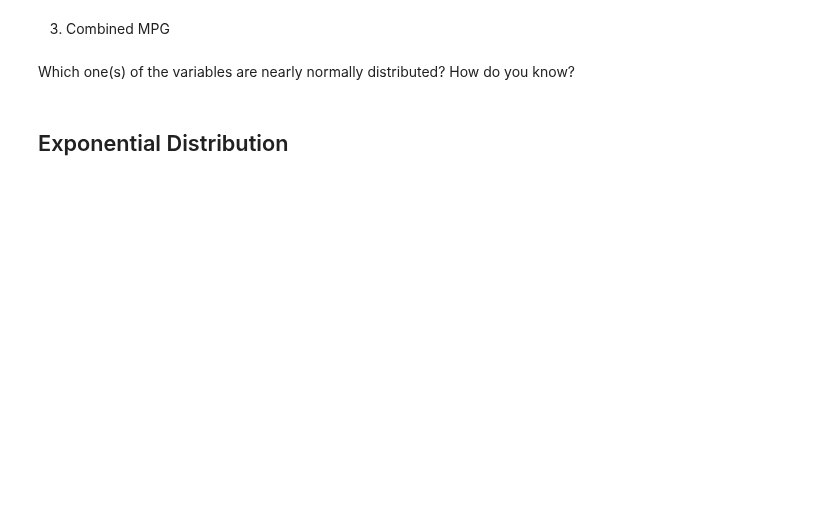
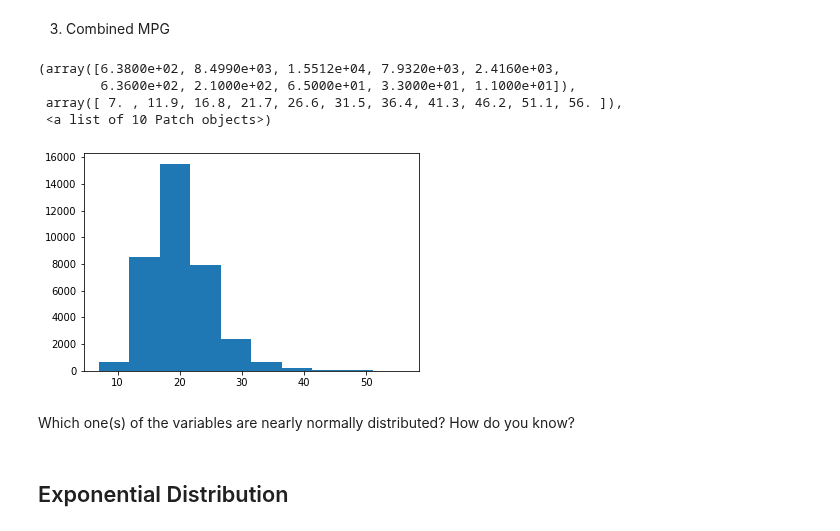
Before and after one commit to ironhack-datalabs/datamad1019, a Jupyter notebook: module-2/lab-continuous-probability-distribution/your-code/main.ipynb, the cells around one changed output. Drawn from its saved outputs; the diff is of its cells as text; code cells hidden in the pictures; blank space fills up the shorter version.

```diff
--- a/module-2/lab-continuous-probability-distribution/your-code/main.ipynb
+++ b/module-2/lab-continuous-probability-distribution/your-code/main.ipynb
@@ -84,6 +143,13 @@ Then plot the histograms for the following variables:
 3. Combined MPG
 # %%
 # your code here
+plt.hist(df["Combined MPG"])
+# %% [output]
+(array([6.3800e+02, 8.4990e+03, 1.5512e+04, 7.9320e+03, 2.4160e+03,
+        6.3600e+02, 2.1000e+02, 6.5000e+01, 3.3000e+01, 1.1000e+01]),
+ array([ 7. , 11.9, 16.8, 21.7, 26.6, 31.5, 36.4, 41.3, 46.2, 51.1, 56. ]),
+ <a list of 10 Patch objects>)
+[figure, added]
 # %% [markdown]
 Which one(s) of the variables are nearly normally distributed? How do you know?
 # %%
```
Also changed, not shown: parts of 15 cells of this notebook.
